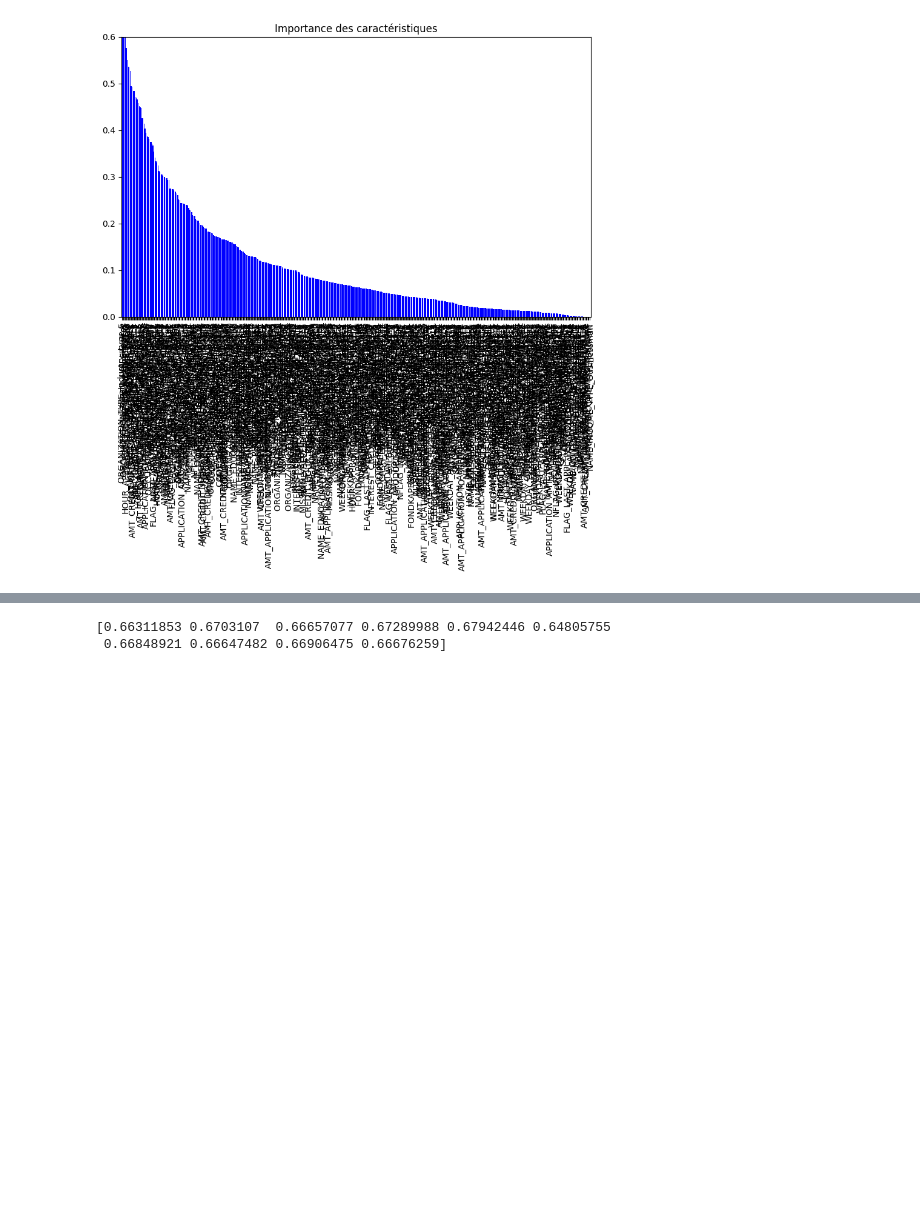
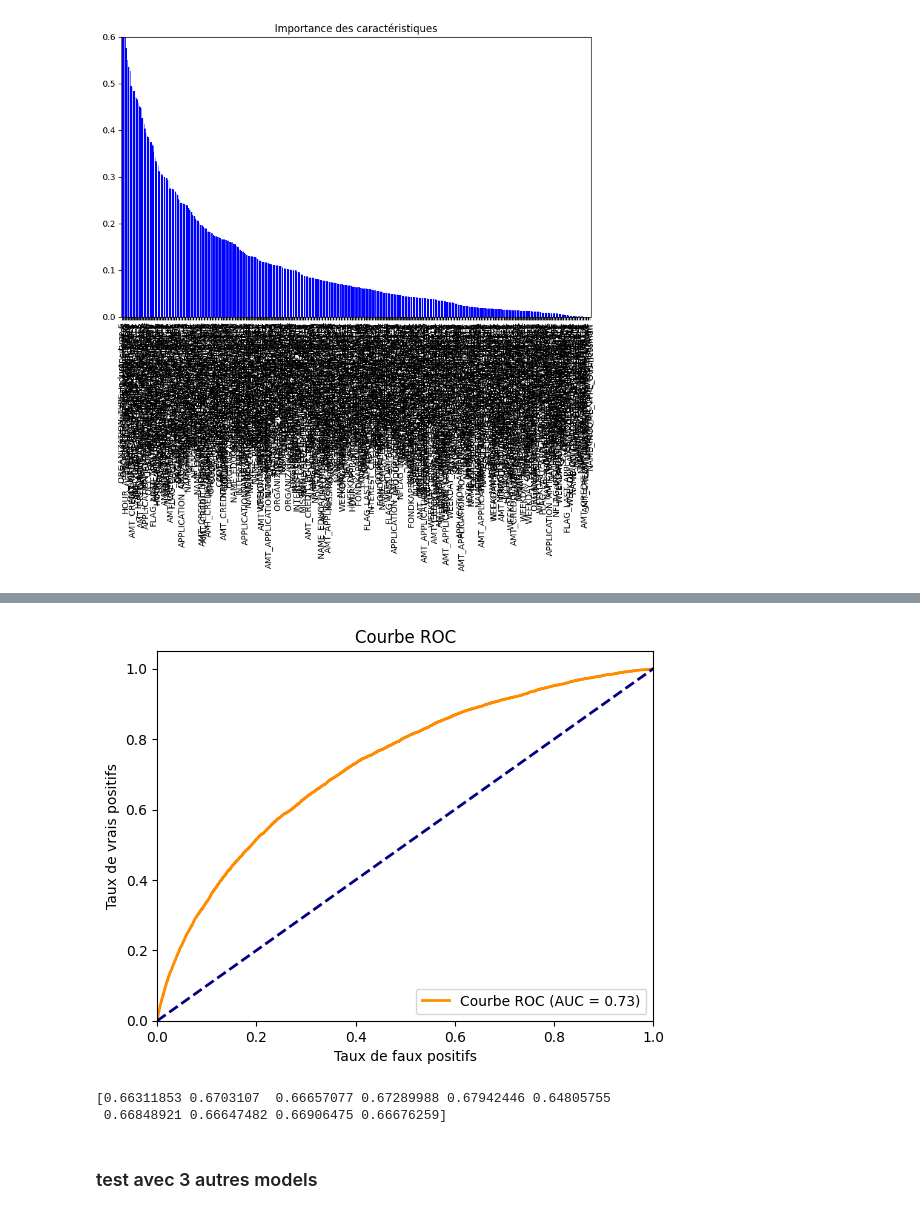
Before and after one commit to ASAKHRI/ProjetFilRouge, a Jupyter notebook: fEngeneering.ipynb, the cells around one changed output, grey strips where cells are left out. Saved outputs shown, nothing was run; the diff lists cells and outputs as text; code cells hidden in the pictures; blank space fills up the shorter version.

```diff
--- a/fEngeneering.ipynb
+++ b/fEngeneering.ipynb
@@ -1140,6 +1119,12 @@ plot_features_importance_10(model, X_res, top_n=10)
+# %%
+plot_roc_auc(model,X_test,y_test)
+# %% [output]
+[figure, added]
 # %%
 scores = cross_val_score(model,X_res,y_res,scoring='accuracy',cv=ckf, n_jobs=-1)
 print(scores)
 # %% [output]
 [0.66311853 0.6703107  0.66657077 0.67289988 0.67942446 0.64805755
  0.66848921 0.66647482 0.66906475 0.66676259]
+# %% [markdown]
+### test avec 3 autres models
```
Also changed, not shown: parts of 13 cells of this notebook, 1 other file.
